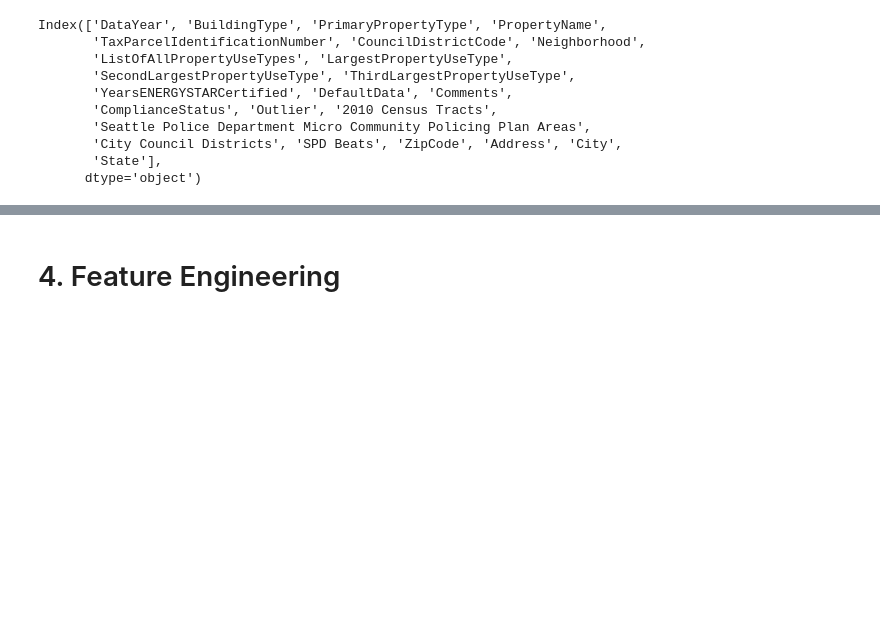
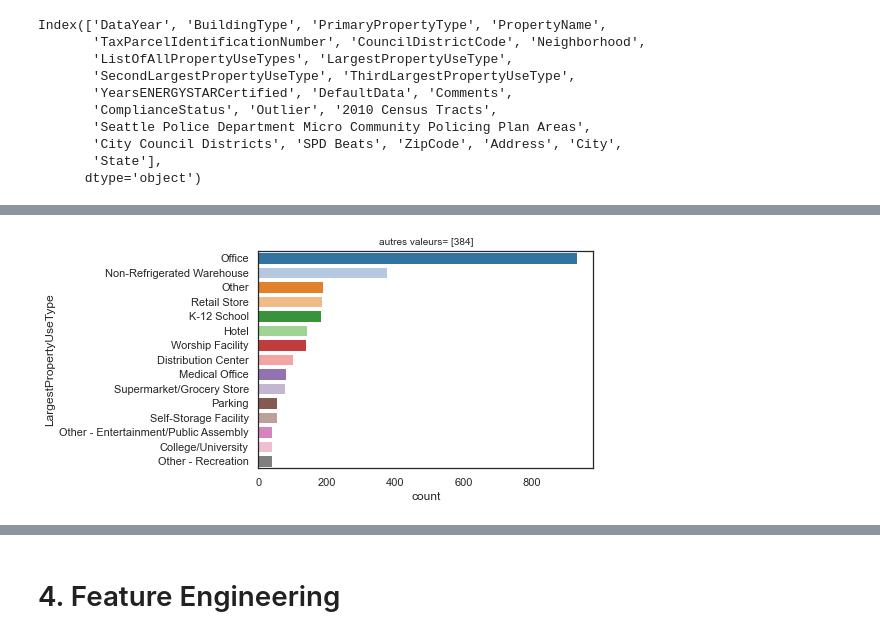
Before and after one commit to mrcreasey/oc-ds-p4-supervised-learning, a Jupyter notebook: Pélec_01_notebook.ipynb, the cells around one changed output, grey strips where cells are left out. Saved outputs shown, nothing was run; the diff lists cells and outputs as text; code cells hidden in the pictures; blank space fills up the shorter version.

```diff
--- a/Pélec_01_notebook.ipynb
+++ b/Pélec_01_notebook.ipynb
@@ -1545,0 +1573,4 @@ Index(['DataYear', 'BuildingType', 'PrimaryPropertyType', 'PropertyName',
+# %%
+data_df.pipe(plot_category_count, 'LargestPropertyUseType')
+# %% [output]
+[figure, added]
```
Also changed, not shown: parts of 16 cells of this notebook.
